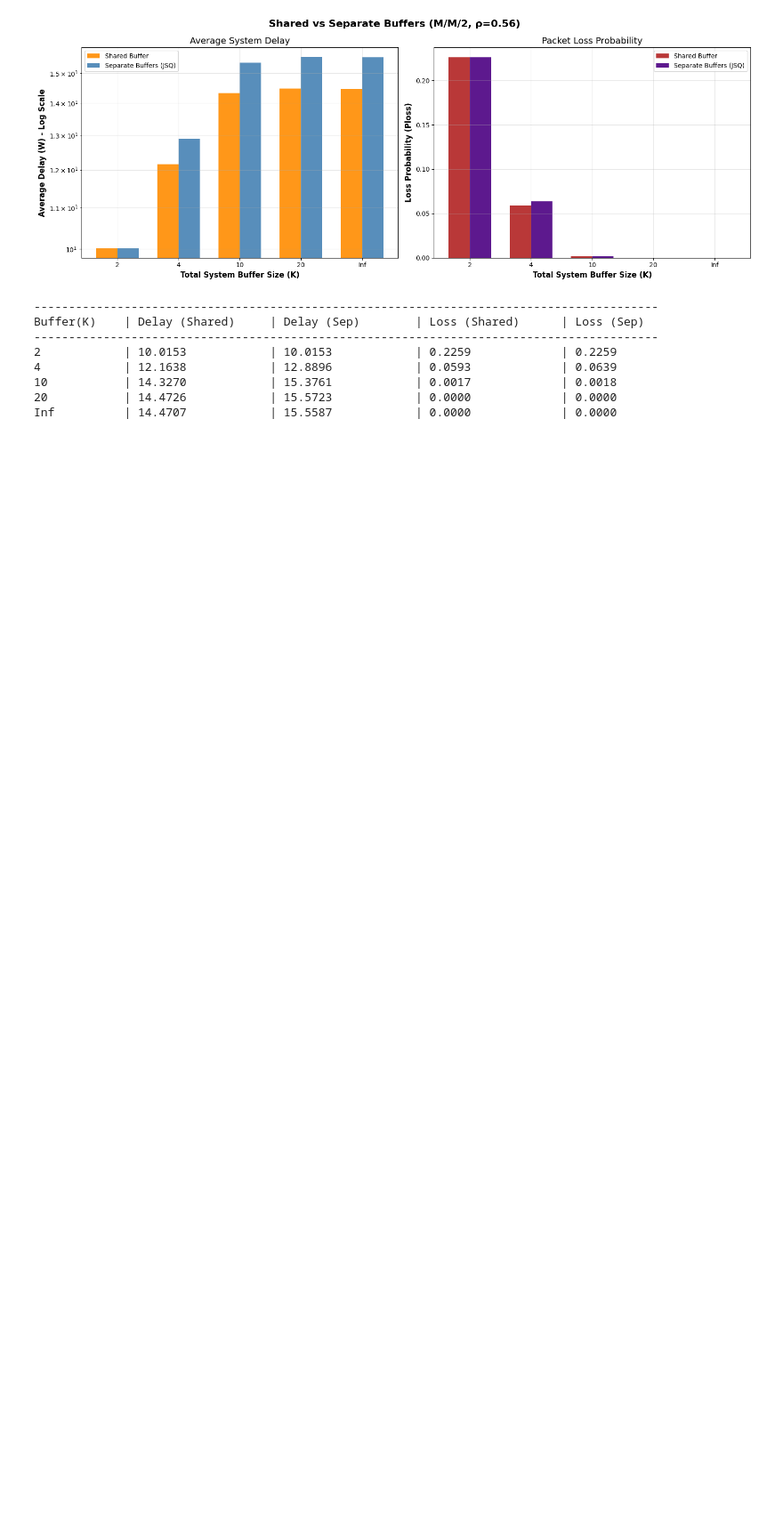
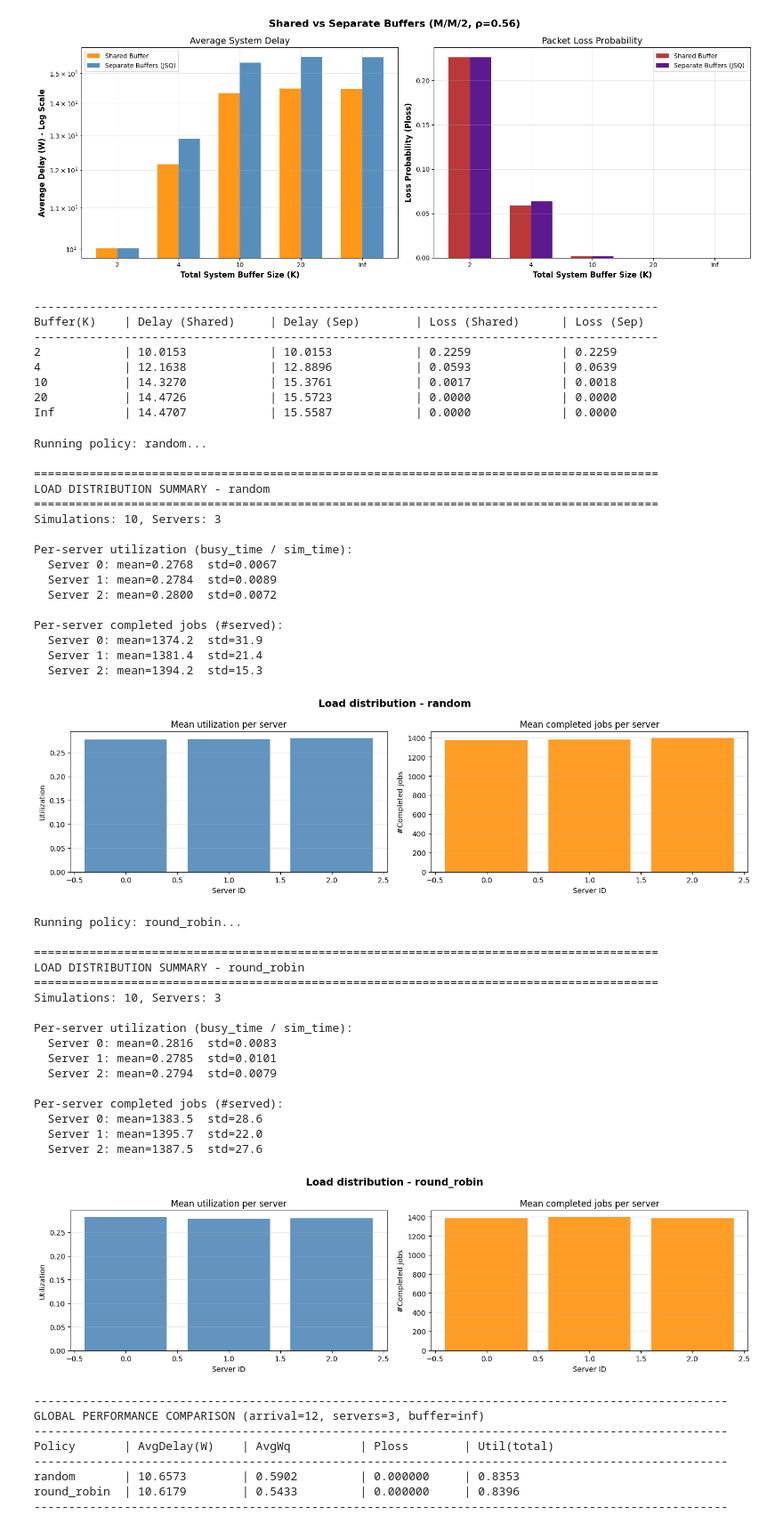
Before and after one commit to Gaspaflav/Management, a Jupyter notebook: queueMM1-ES.ipynb, the cells around one changed output. Shown at 89% size. Cells and saved outputs as stored; diff of their text form; code cells hidden in the pictures; blank space fills up the shorter version.

```diff
--- a/queueMM1-ES.ipynb
+++ b/queueMM1-ES.ipynb
@@ -42,11 +43,16 @@ class Client:
 class Server(object):
 
     # constructor
-    def __init__(self, server_id):
+    def __init__(self, server_id, service_rate=None):
         self.id = server_id
         # whether the server is idle or not
         self.idle = True
         self.busy_since = None  # Track when server became busy
+        self.busy_time = 0.0    # Cumulative busy time (per-server)
+        self.served = 0         # Number of completed jobs (per-server)
+        # per-server service rate μ (customers per time unit)
+        # if None, it defaults to the homogeneous case (μ = 1/SERVICE)
+        self.mu = service_rate if service_rate is not None else (1.0 / SERVICE)
 # %% [markdown]
 # CONSTANT
 # %%
@@ -81,7 +184,7 @@ MMn = []
 # %% [markdown]
 ## ARRIVAL
 # %%
-def arrival(data, time, FES, queue, arr_time, event_counter=0):
+def arrival(data, time, FES, queue, arr_time, event_counter=0, service_sampler=None):
     global users
 
     #print("Arrival no. ",data.arr+1," at time ",time," with ",users," users" )
@@ -123,8 +226,11 @@ def arrival(data, time, FES, queue, arr_time, event_counter=0):
         idle_server.idle = False
         idle_server.busy_since = time
 
-        # sample the service time
-        service_time = random.expovariate(1.0/SERVICE)
+        # sample the service time (defaults to exponential for backward compatibility)
+        if service_sampler is None:
+            service_time = random.expovariate(1.0 / SERVICE)
+        else:
+            service_time = service_sampler()
 
         # schedule when the client will finish the server (use client_id instead of object)
         event_counter += 1
@@ -1419,3 +1763,65 @@ Buffer(K)    | Delay (Shared)     | Delay (Sep)        | Loss (Shared)      | Lo
 10           | 14.3270            | 15.3761            | 0.0017             | 0.0018
 20           | 14.4726            | 15.5723            | 0.0000             | 0.0000
 Inf          | 14.4707            | 15.5587            | 0.0000             | 0.0000
+# %%
+# =====================================================================
+# DEMO (Routing policies): Random vs Round Robin (multi-server)
+# NOTE: keep sim time modest for quick runs; increase for final report.
+# =====================================================================
+
+demo_num_servers = 3
+demo_arrival = 12          # inter-arrival time
+demo_buffer = float('inf') # or e.g. 30 for finite buffer
+demo_sim_time = 50000      # quick sanity; use SIM_TIME for final
+demo_sims = 10
+
+_ = compare_policies(service_time=SERVICE,
+                    arrival_scenario=demo_arrival,
+                    num_servers=demo_num_servers,
+                    buffer_size=demo_buffer,
+                    sim_time=demo_sim_time,
+                    policies=("random", "round_robin"),
+                    num_simulations=demo_sims)
+# %% [output]
+Running policy: random...
+
+==========================================================================================
+LOAD DISTRIBUTION SUMMARY - random
+==========================================================================================
+Simulations: 10, Servers: 3
+
+Per-server utilization (busy_time / sim_time):
+  Server 0: mean=0.2768  std=0.0067
+  Server 1: mean=0.2784  std=0.0089
+  Server 2: mean=0.2800  std=0.0072
+
+Per-server completed jobs (#served):
+  Server 0: mean=1374.2  std=31.9
+  Server 1: mean=1381.4  std=21.4
+  Server 2: mean=1394.2  std=15.3
+[figure, added]
+Running policy: round_robin...
+
+==========================================================================================
+LOAD DISTRIBUTION SUMMARY - round_robin
+==========================================================================================
+Simulations: 10, Servers: 3
+
+Per-server utilization (busy_time / sim_time):
+  Server 0: mean=0.2816  std=0.0083
+  Server 1: mean=0.2785  std=0.0101
+  Server 2: mean=0.2794  std=0.0079
+
+Per-server completed jobs (#served):
+  Server 0: mean=1383.5  std=28.6
+  Server 1: mean=1395.7  std=22.0
+  Server 2: mean=1387.5  std=27.6
+[figure, added]
+----------------------------------------------------------------------------------------------------
+GLOBAL PERFORMANCE COMPARISON (arrival=12, servers=3, buffer=inf)
+----------------------------------------------------------------------------------------------------
+Policy       | AvgDelay(W)    | AvgWq          | Ploss        | Util(total)
+----------------------------------------------------------------------------------------------------
+random       | 10.6573        | 0.5902         | 0.000000     | 0.8353
+round_robin  | 10.6179        | 0.5433         | 0.000000     | 0.8396
+----------------------------------------------------------------------------------------------------
```
Also changed, not shown: parts of 9 cells of this notebook.
